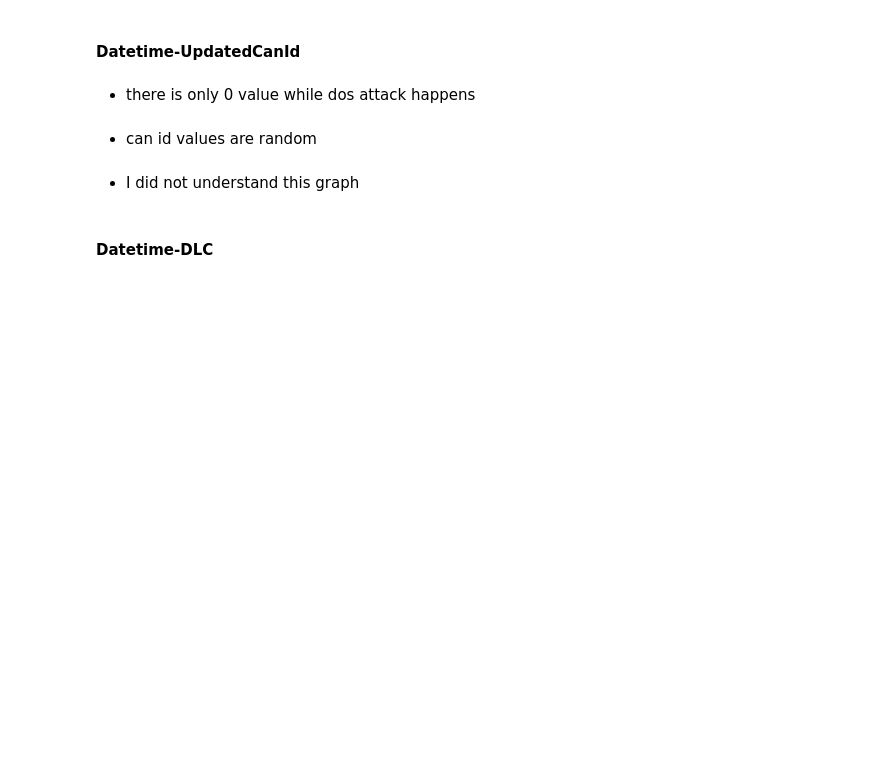
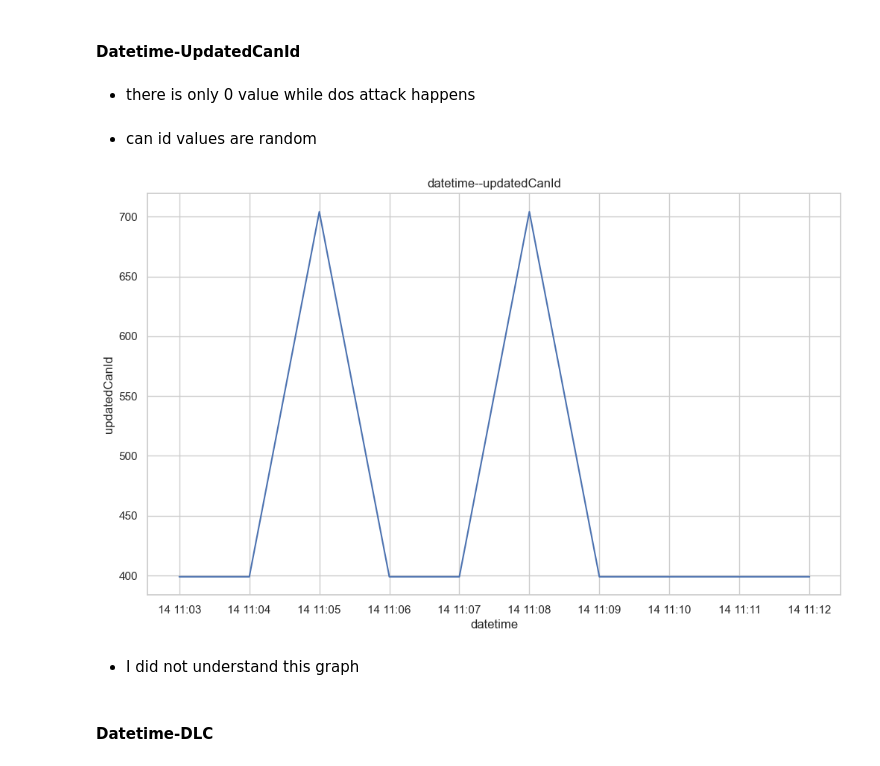
Before and after one commit to FatimeNazliAs/Intrusion-Detection-Systems-using-ML, a Jupyter notebook: notebooks/visualize_data.ipynb, the cells around one changed output. Drawn from its saved outputs; the diff is of its cells as text; code cells hidden in the pictures; blank space fills up the shorter version.

Commit message:
Update visualization.ipynb

```diff
--- a/notebooks/visualize_data.ipynb
+++ b/notebooks/visualize_data.ipynb
@@ -340,7 +340,9 @@ attack_free_df_resampled = attack_free_df.resample('min',on='datetime').agg(lamb
 - can id values are random
 # %%
 
-# plot_line_graph(attack_free_df_resampled,"datetime","updatedCanId")
+plot_line_graph(attack_free_df_resampled,"datetime","updatedCanId")
+# %% [output]
+[figure, added]
 # %% [markdown]
 - I did not understand this graph
 # %% [markdown]
```
Also changed, not shown: parts of 7 cells of this notebook.
